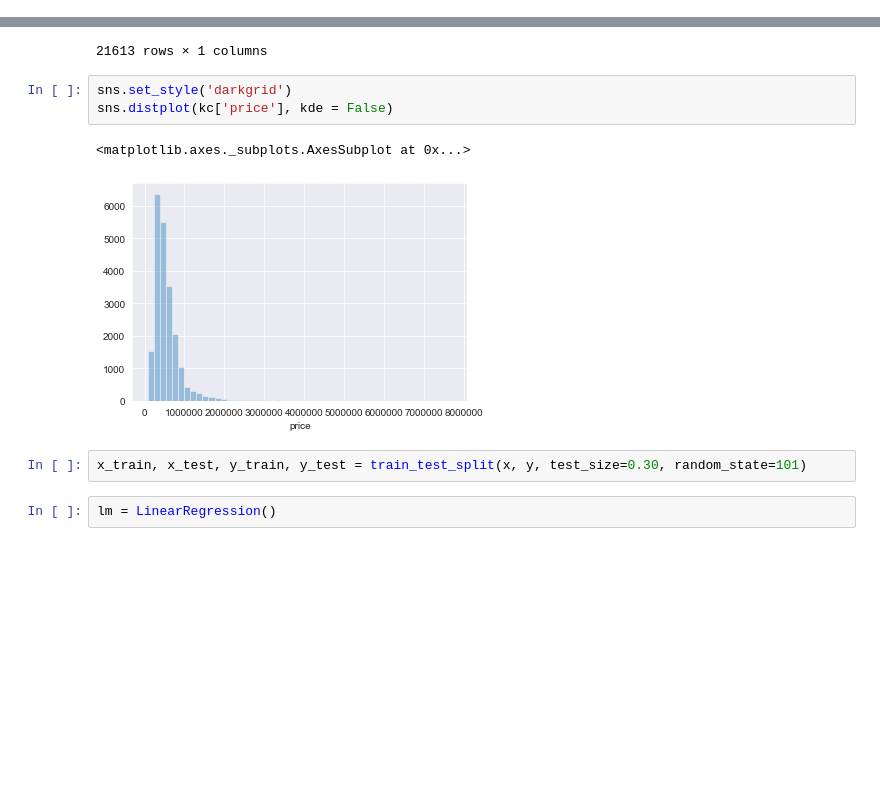
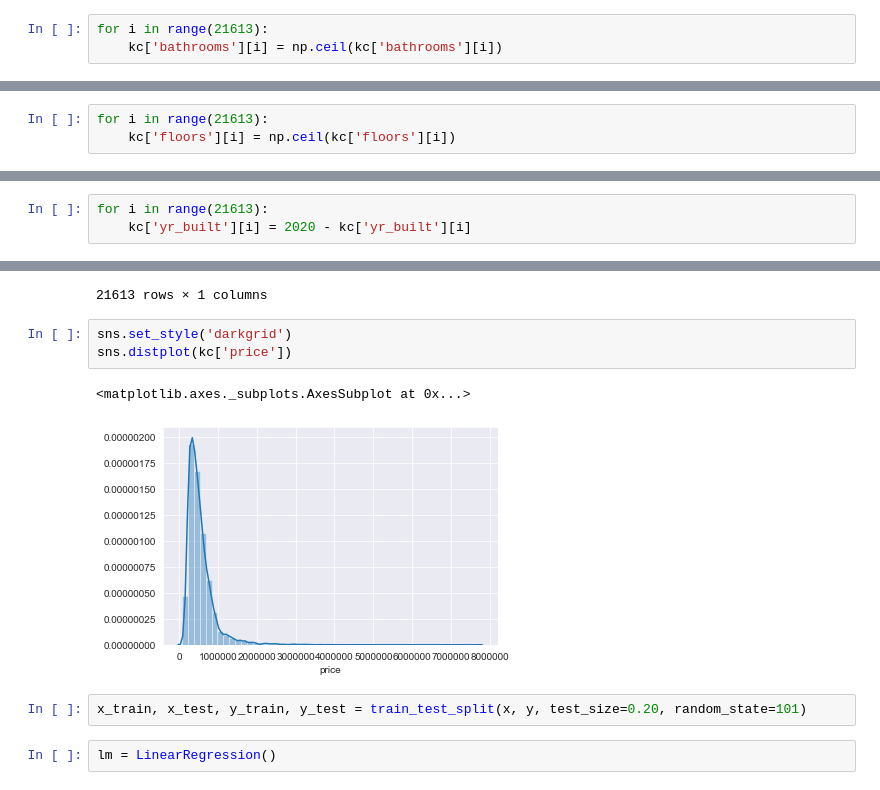
Before and after one commit to BLITZKMV/Machine-learning-Club, a Jupyter notebook: Linear Regression/Task 2 - Multiple Linear Regression/yash00kash@gmail.com/yash00kash.ipynb, the cells around one changed output, grey strips where cells are left out. Saved outputs shown, nothing was run; the diff lists cells and outputs as text; blank space fills up the shorter version.

```diff
--- a/Linear Regression/Task 2 - Multiple Linear Regression/yash00kash@gmail.com/yash00kash.ipynb
+++ b/Linear Regression/Task 2 - Multiple Linear Regression/yash00kash@gmail.com/yash00kash.ipynb
@@ -102,3 +102,6 @@ kc[kc['bedrooms'] == 0]
 | 18379 | 1222029077 | 20141029T000000 | 265000.0 | 0 | 0.75 | 384 | 213444 | 1.0 | 0 | 0 | ... |
 | 19452 | 3980300371 | 20140926T000000 | 142000.0 | 0 | 0.00 | 290 | 20875 | 1.0 | 0 | 0 | ... |
 13 rows × 21 columns
+# %%
+for i in range(21613):
+    kc['bathrooms'][i] = np.ceil(kc['bathrooms'][i])
@@ -104,0 +112,3 @@ kc[kc['bedrooms'] == 0]
+# %%
+for i in range(21613):
+    kc['floors'][i] = np.ceil(kc['floors'][i])
@@ -104,0 +119,3 @@ kc[kc['bedrooms'] == 0]
+# %%
+for i in range(21613):
+    kc['yr_built'][i] = 2020 - kc['yr_built'][i]
@@ -150,12 +178,12 @@ y
 21613 rows × 1 columns
 # %%
 sns.set_style('darkgrid')
-sns.distplot(kc['price'], kde = False)
+sns.distplot(kc['price'])
 # %% [output]
 <matplotlib.axes._subplots.AxesSubplot at 0x...>
-[figure, old version]
+[figure, new version]
 # %%
-x_train, x_test, y_train, y_test = train_test_split(x, y, test_size=0.30, random_state=101)
+x_train, x_test, y_train, y_test = train_test_split(x, y, test_size=0.20, random_state=101)
 # %%
 lm = LinearRegression()
 # %%
```
Also changed, not shown: parts of 13 cells of this notebook.
